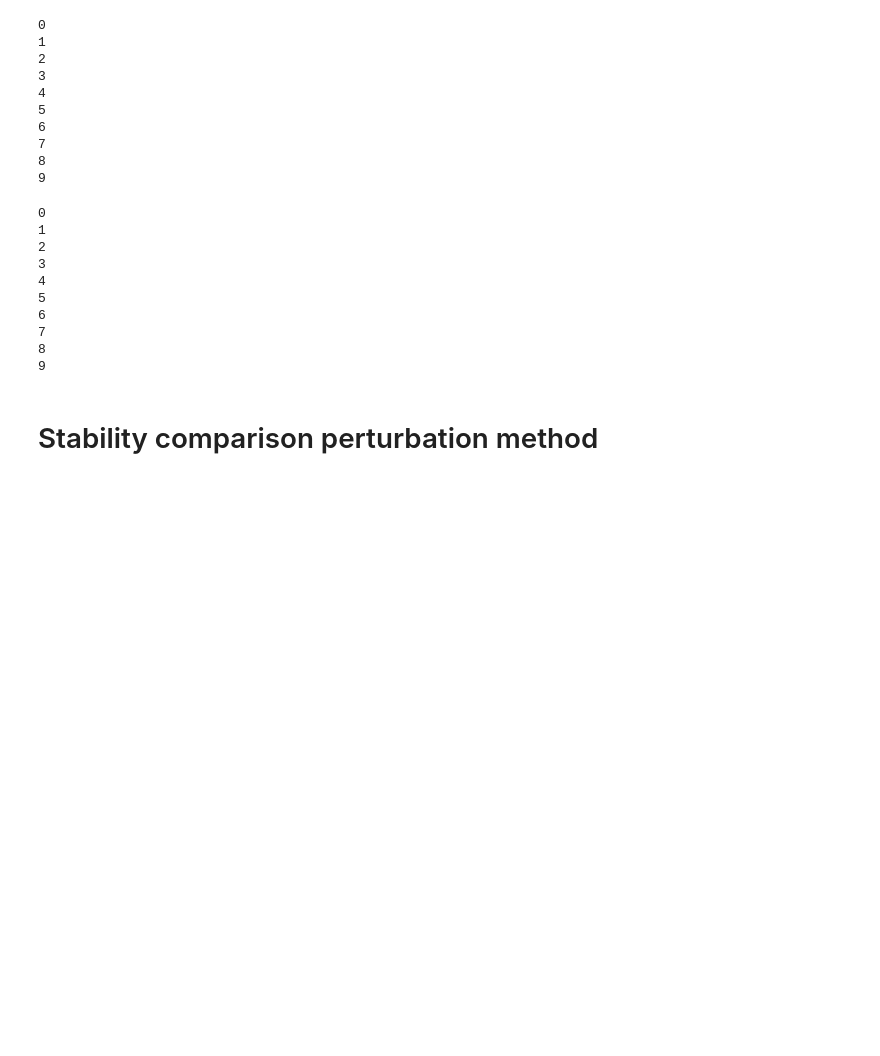
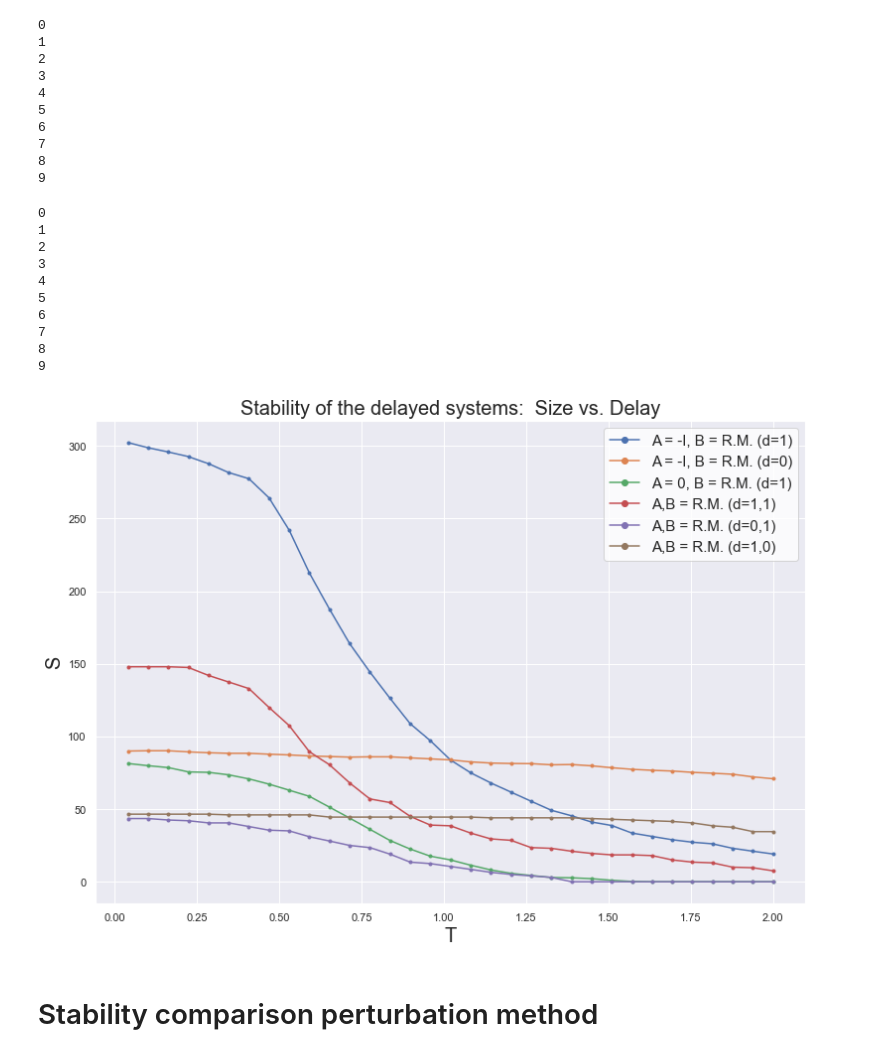
Before and after one commit to damiano-sg/delayed-dynamics, a Jupyter notebook: Stability_trajectories.ipynb, the cells around one changed output. Drawn from its saved outputs; the diff is of its cells as text; code cells hidden in the pictures; blank space fills up the shorter version.

```diff
--- a/Stability_trajectories.ipynb
+++ b/Stability_trajectories.ipynb
@@ -857,7 +857,7 @@ for n in range(N):
 #ARR[:,6] = S_val_a
 #ARR[:,7] = S_val_b
 #np.save('SOLVER_data.npy',ARR)
-ARR = np.load('SOLVER_data.npy')
+ARR = np.load('data/SOLVER_data.npy')
 Tvec   = ARR[:,0]
 S_val0 = ARR[0,1]
 S_val1 = ARR[:,2]
@@ -866,30 +866,34 @@ S_val2 = ARR[:,4]
 S_val  = ARR[:,5]
 S_val_a= ARR[:,6]
 S_val_b= ARR[:,7]
+# %%
+sns.set(style='darkgrid')
 # %%
 fig, ax = plt.subplots(sharey=True)
 fig = plt.gcf()
 fig.set_size_inches(11,8)
 
 plt.plot(Tvec,S_val1,'.-')
 plt.plot(Tvec,S_val3,'.-')
 plt.plot(Tvec,S_val2,'.-')
 plt.plot(Tvec,S_val,'.-')
 plt.plot(Tvec,S_val_a,'.-')
 plt.plot(Tvec,S_val_b,'.-')
 #plt.plot(Tvec,[S_val0]*len(Tvec),'k--') # label='lim. stability A,B = R.M. (T=0)'
 
-plt.xlabel('T',fontsize=15)
-plt.ylabel('S',fontsize=15)
+plt.xlabel('T',fontsize=20)
+plt.ylabel('S',fontsize=20)
 #plt.yscale('log')
-plt.title("Stability of the delayed systems:  S vs. T",fontsize=15)
+plt.title("Stability of the delayed systems:  Size vs. Delay",fontsize=20)
 plt.legend(['A = -I, B = R.M. (d=1)','A = -I, B = R.M. (d=0)',
             'A = 0, B = R.M. (d=1)','A,B = R.M. (d=1,1)','A,B = R.M. (d=0,1)','A,B = R.M. (d=1,0)'],
-           fontsize=13,markerscale=2,loc='upper right',facecolor='w')
+           fontsize=15,markerscale=2,loc='upper right',facecolor='w')
 
 fig.tight_layout()
 plt.show(fig)
-#fig.savefig('final_figures/Stability_ran_C0.6_s0.15.png',format='png')
+fig.savefig('final_figures/Stability_ran_C0.6_s0.15.png',format='png')
+# %% [output]
+[figure, added]
 # %% [markdown]
 # Stability comparison perturbation method
 # %%
```
Also changed, not shown: parts of 1 cell of this notebook, 21 other files.
